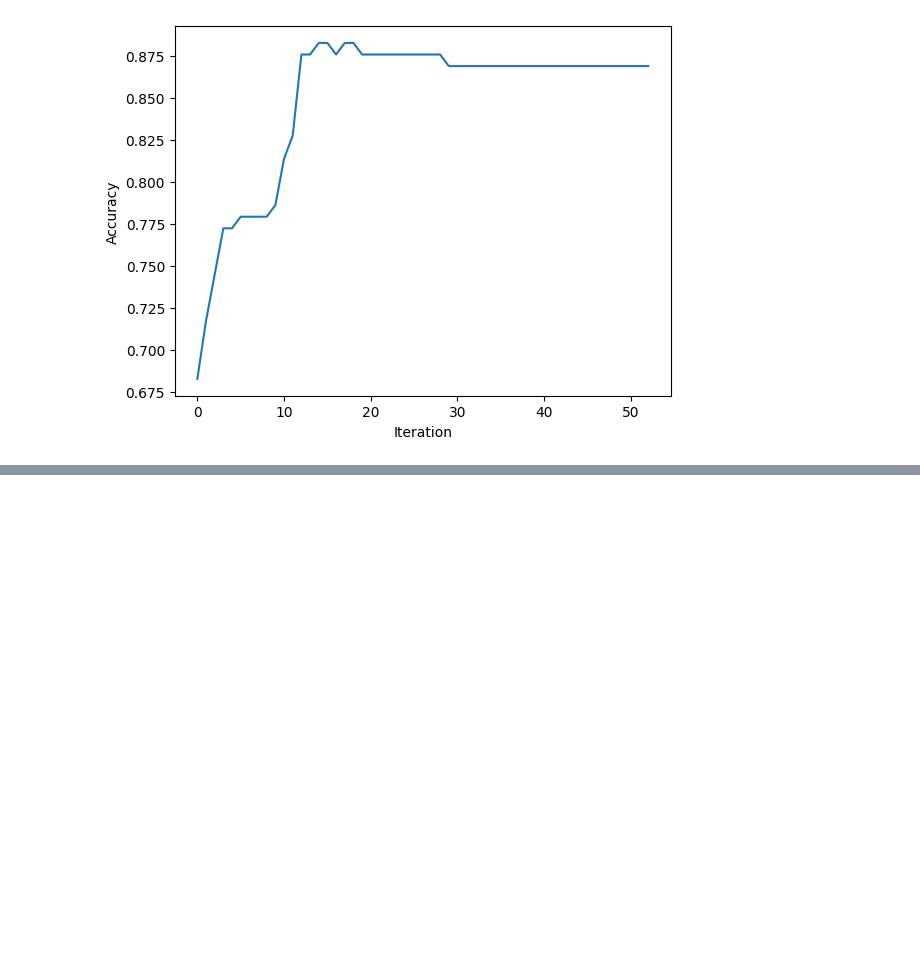
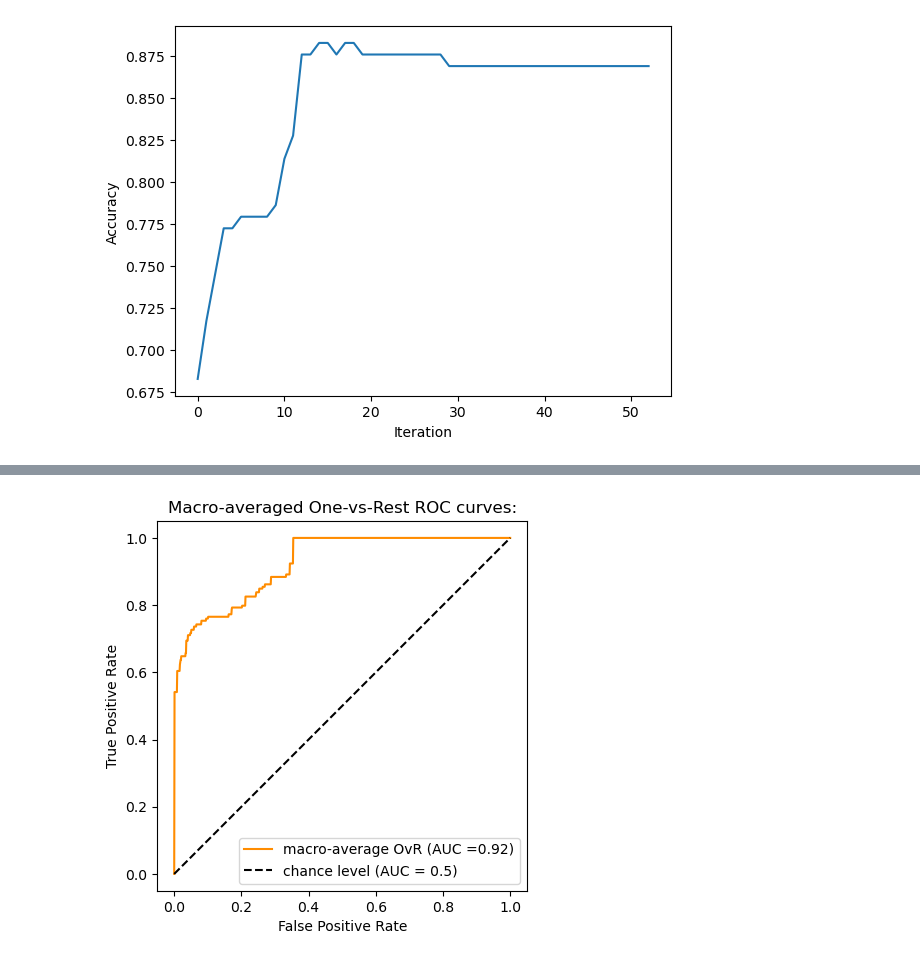
Before and after one commit to PhiVietHoang/Project1, a Jupyter notebook: model_test.ipynb, the cells around one changed output, grey strips where cells are left out. Cells and saved outputs as stored; diff of their text form; code cells hidden in the pictures; blank space fills up the shorter version.

```diff
--- a/model_test.ipynb
+++ b/model_test.ipynb
@@ -166,0 +217,24 @@ High        0.98   0.96    0.98   0.92  0.94
+# %%
+from sklearn.metrics import roc_curve, auc
+fpr, tpr, roc_auc = dict(), dict(), dict()
+for i in range(classes.shape[0]):
+    fpr[i], tpr[i], _ = roc_curve(L_onehot_test[:, i], prob[:, i])
+fpr_grid = np.linspace(0.0, 1.0, 1000)
+mean_tpr = np.zeros_like(fpr_grid)
+for i in range(classes.shape[0]):
+    mean_tpr += np.interp(fpr_grid, fpr[i], tpr[i], left = 0)
+mean_tpr /= classes.shape[0]
+fpr["macro"] = fpr_grid
+tpr["macro"] = mean_tpr
+tpr["macro"][0] = 0
+roc_auc["macro"] = auc(fpr["macro"], tpr["macro"])
+plt.plot(fpr["macro"], tpr["macro"], color="darkorange", label=f'macro-average OvR (AUC ={np.round(roc_auc["macro"], 2)})')
+plt.plot([0, 1], [0, 1], "k--", label="chance level (AUC = 0.5)")
+plt.axis("square")
+plt.xlabel("False Positive Rate")
+plt.ylabel("True Positive Rate")
+plt.title("Macro-averaged One-vs-Rest ROC curves:")
+plt.legend()
+plt.show()
+# %% [output]
+[figure, added]
```
Also changed, not shown: parts of 10 cells of this notebook.
